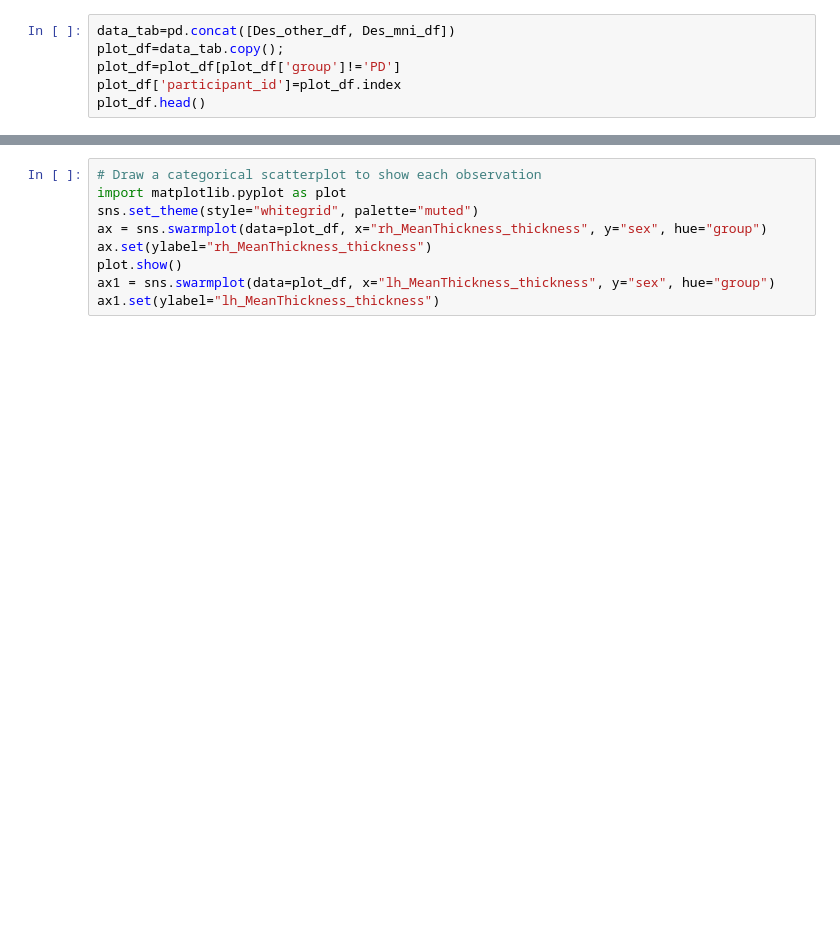
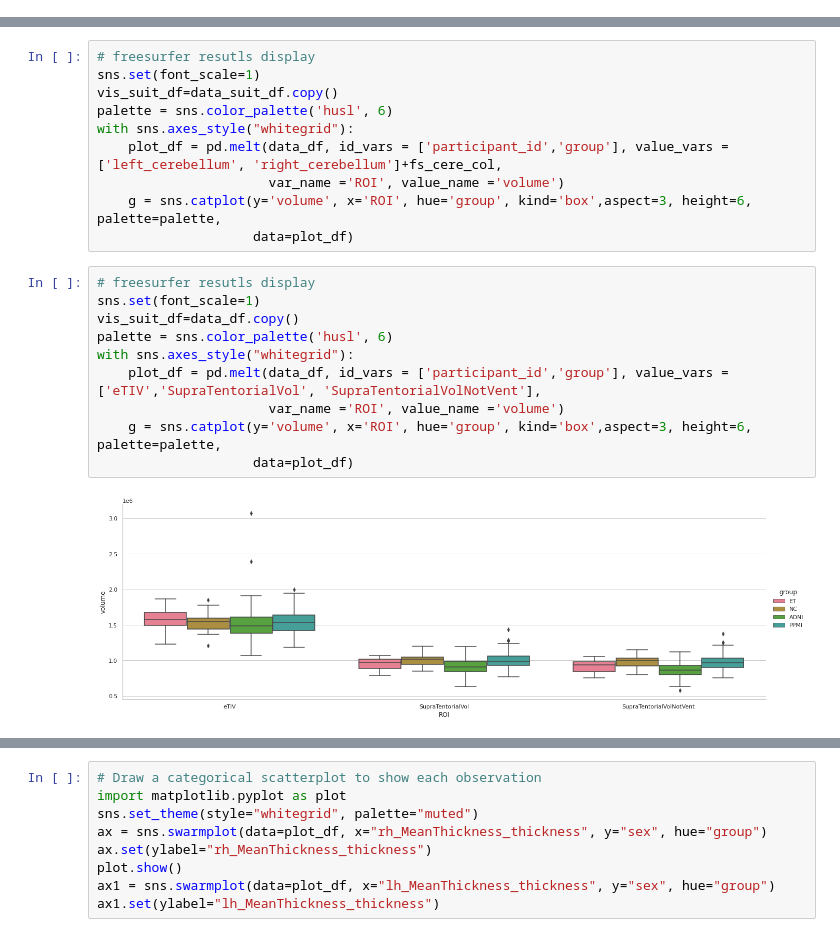
Before and after one commit to neurodatascience/ET_biomarker, a Jupyter notebook: stats/0_scratch.ipynb, the cells around one changed output, grey strips where cells are left out. Saved outputs shown, nothing was run; the diff lists cells and outputs as text; blank space fills up the shorter version.

```diff
--- a/stats/0_scratch.ipynb
+++ b/stats/0_scratch.ipynb
@@ -28,6 +45,0 @@ wmparc_labels=['wm_lh_bankssts', 'wm_lh_caudalanteriorcingulate', 'wm_lh_caudalm
-# %%
-data_tab=pd.concat([Des_other_df, Des_mni_df])
-plot_df=data_tab.copy();
-plot_df=plot_df[plot_df['group']!='PD']
-plot_df['participant_id']=plot_df.index
-plot_df.head()
@@ -45,0 +76,22 @@ print(SUIT_labels)
+# %%
+# freesurfer resutls display
+sns.set(font_scale=1)
+vis_suit_df=data_suit_df.copy()
+palette = sns.color_palette('husl', 6)
+with sns.axes_style("whitegrid"):
+    plot_df = pd.melt(data_df, id_vars = ['participant_id','group'], value_vars = ['left_cerebellum', 'right_cerebellum']+fs_cere_col,
+                      var_name ='ROI', value_name ='volume')
+    g = sns.catplot(y='volume', x='ROI', hue='group', kind='box',aspect=3, height=6, palette=palette,
+                    data=plot_df)
+# %%
+# freesurfer resutls display
+sns.set(font_scale=1)
+vis_suit_df=data_df.copy()
+palette = sns.color_palette('husl', 6)
+with sns.axes_style("whitegrid"):
+    plot_df = pd.melt(data_df, id_vars = ['participant_id','group'], value_vars = ['eTIV','SupraTentorialVol', 'SupraTentorialVolNotVent'],
+                      var_name ='ROI', value_name ='volume')
+    g = sns.catplot(y='volume', x='ROI', hue='group', kind='box',aspect=3, height=6, palette=palette,
+                    data=plot_df)
+# %% [output]
+[figure, added]
```
Also changed, not shown: parts of 17 cells of this notebook, 15 other files.
